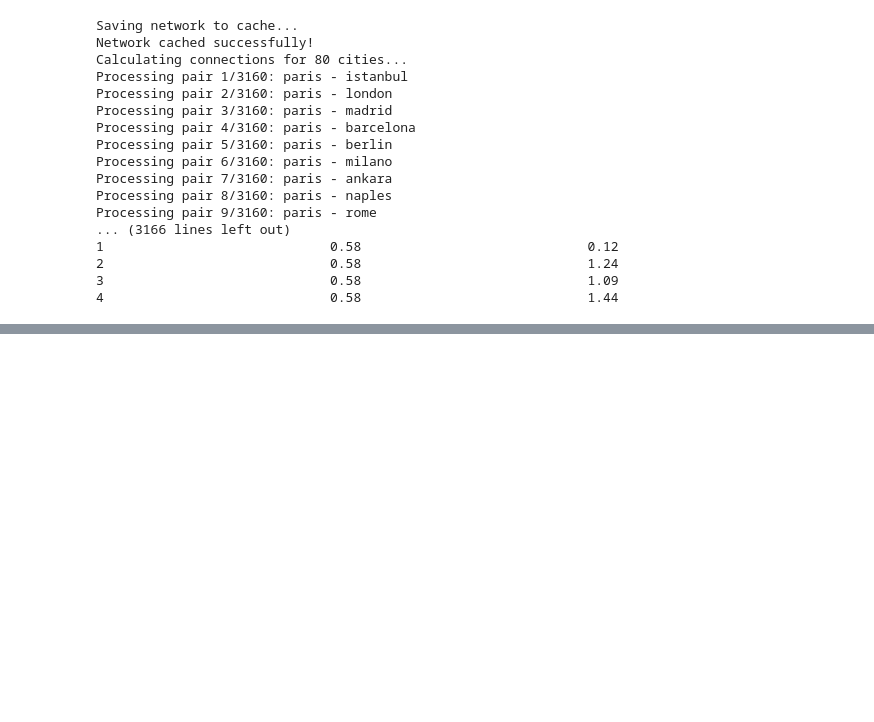
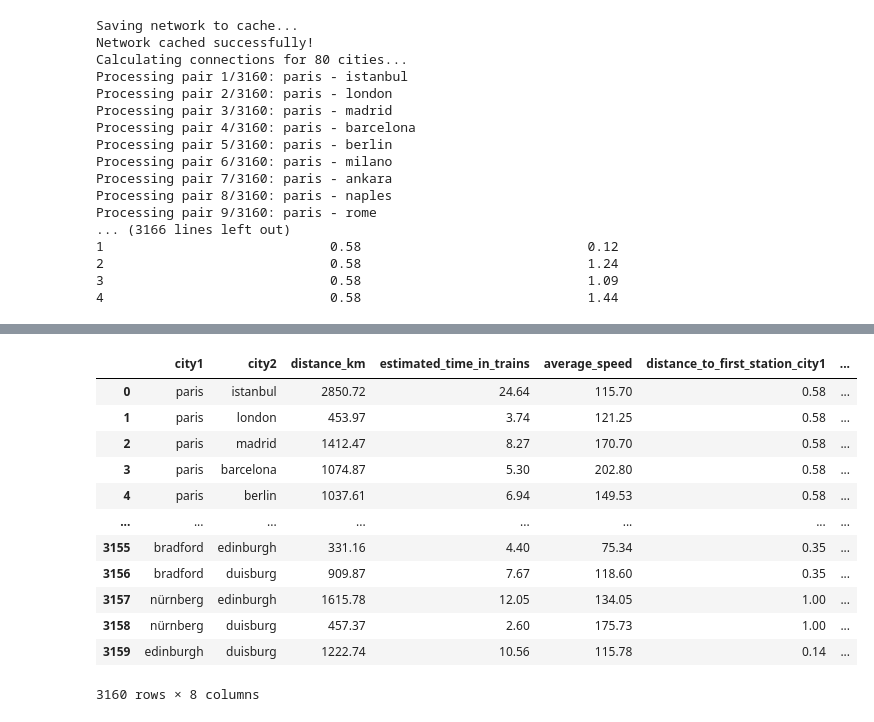
Before and after one commit to Niledough/DOPP_Exercise_2, a Jupyter notebook: dopp-air-and-rail.ipynb, the cells around one changed output, grey strips where cells are left out. Drawn from its saved outputs; the diff is of its cells as text; code cells hidden in the pictures; blank space fills up the shorter version.

Commit message:
implemented webscrapers for train data gathering. Created train connections dataframe.

```diff
--- a/dopp-air-and-rail.ipynb
+++ b/dopp-air-and-rail.ipynb
@@ -1069,0 +996,15 @@ driver_path="chromedriver-win64/chromedriver.exe"
+# %%
+def scrape_travel_times(df, driver_path):
+    scraper = GoogleTrainScraper(driver_path=driver_path)
+    travel_times = []
+    for index, row in df.iterrows():
+        city1 = row['city1']
+        city2 = row['city2']
+        travel_time = scraper.search_trains(city1, city2)
+        travel_times.append(travel_time)
+    return travel_times
+# %%
+df_OpenStreetMap_train = pd.read_csv("data/train-data/OpenStreetMap_european_rail_connections.csv")
+# %%
+scraped_train_travel_time = scrape_travel_times(df_OpenStreetMap_train,  driver_path)
+scraped_train_travel_time
@@ -1069,0 +1046,22 @@ driver_path="chromedriver-win64/chromedriver.exe"
+# %%
+# Convert the list to a DataFrame
+df_scraped_train_travel_time = pd.DataFrame(scraped_train_travel_time, columns=["scraped_travel_time"])
+# Save the DataFrame to a CSV file to temporarily store the data
+df_scraped_train_travel_time.to_csv('data/train-data/scraped-data/google_scraped_travel_times.csv', index=False)
+# %%
+df_merged_train_scraper = pd.merge(df_OpenStreetMap_train, df_scraped_train_travel_time, left_index=True, right_index=True)
+df_merged_train_scraper
+# %% [output]
+|  | city1 | city2 | distance_km | estimated_time_in_trains | average_speed | distance_to_first_station_city1 | ... |
+| 0 | paris | istanbul | 2850.72 | 24.64 | 115.70 | 0.58 | ... |
+| 1 | paris | london | 453.97 | 3.74 | 121.25 | 0.58 | ... |
+| 2 | paris | madrid | 1412.47 | 8.27 | 170.70 | 0.58 | ... |
+| 3 | paris | barcelona | 1074.87 | 5.30 | 202.80 | 0.58 | ... |
+| 4 | paris | berlin | 1037.61 | 6.94 | 149.53 | 0.58 | ... |
+| ... | ... | ... | ... | ... | ... | ... | ... |
+| 3155 | bradford | edinburgh | 331.16 | 4.40 | 75.34 | 0.35 | ... |
+| 3156 | bradford | duisburg | 909.87 | 7.67 | 118.60 | 0.35 | ... |
+| 3157 | nürnberg | edinburgh | 1615.78 | 12.05 | 134.05 | 1.00 | ... |
+| 3158 | nürnberg | duisburg | 457.37 | 2.60 | 175.73 | 1.00 | ... |
+| 3159 | edinburgh | duisburg | 1222.74 | 10.56 | 115.78 | 0.14 | ... |
+3160 rows × 8 columns
```
Also changed, not shown: parts of 69 cells of this notebook, 9 other files.
